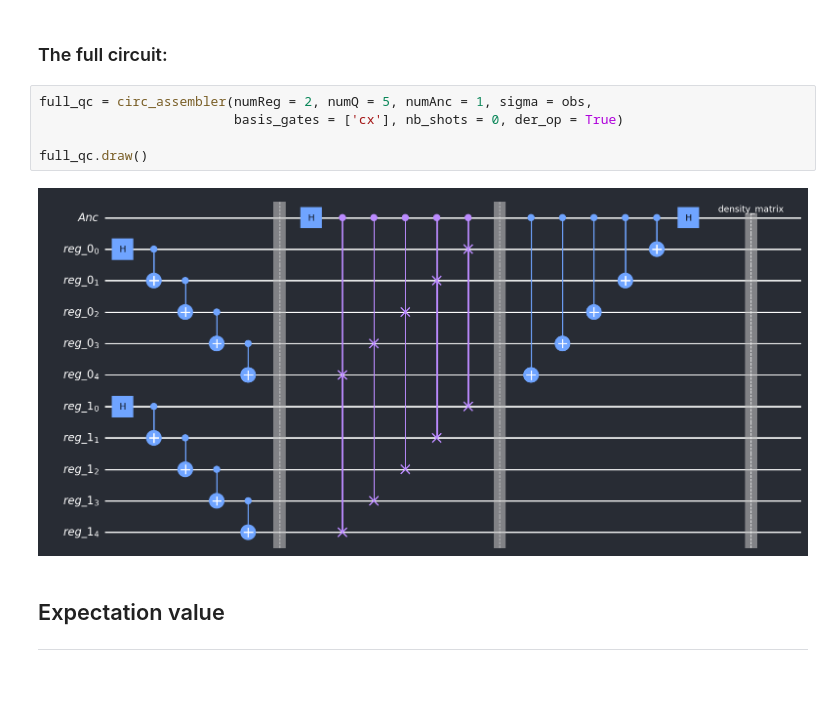
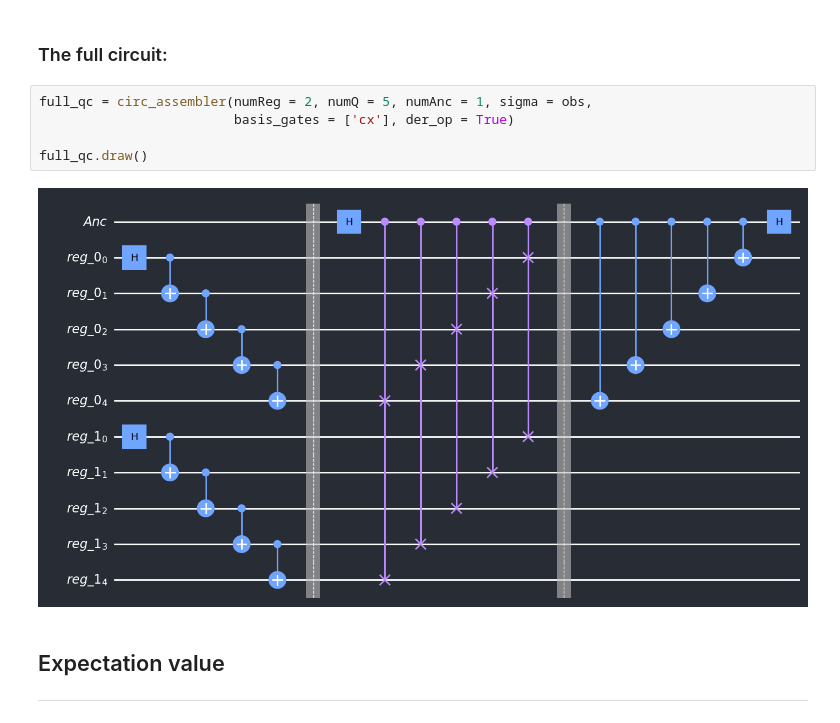
Before and after one commit to noszitomi/UCLQ_internship, a Jupyter notebook: UCLQ_code/prod/ESD_paper/RE_mathematica_demo.ipynb, the cells around one changed output. Drawn from its saved outputs; the diff is of its cells as text; blank space fills up the shorter version.

```diff
--- a/UCLQ_code/prod/ESD_paper/RE_mathematica_demo.ipynb
+++ b/UCLQ_code/prod/ESD_paper/RE_mathematica_demo.ipynb
@@ -21,11 +21,11 @@ obs.draw()
 ### The full circuit:
 # %%
 full_qc = circ_assembler(numReg = 2, numQ = 5, numAnc = 1, sigma = obs,
-                         basis_gates = ['cx'], nb_shots = 0, der_op = True)
+                         basis_gates = ['cx'], der_op = True)
 
 full_qc.draw()
 # %% [output]
-[figure, old version]
+[figure, new version]
 # %% [markdown]
 ## Expectation value
 ---
```
Also changed, not shown: parts of 9 cells of this notebook.
